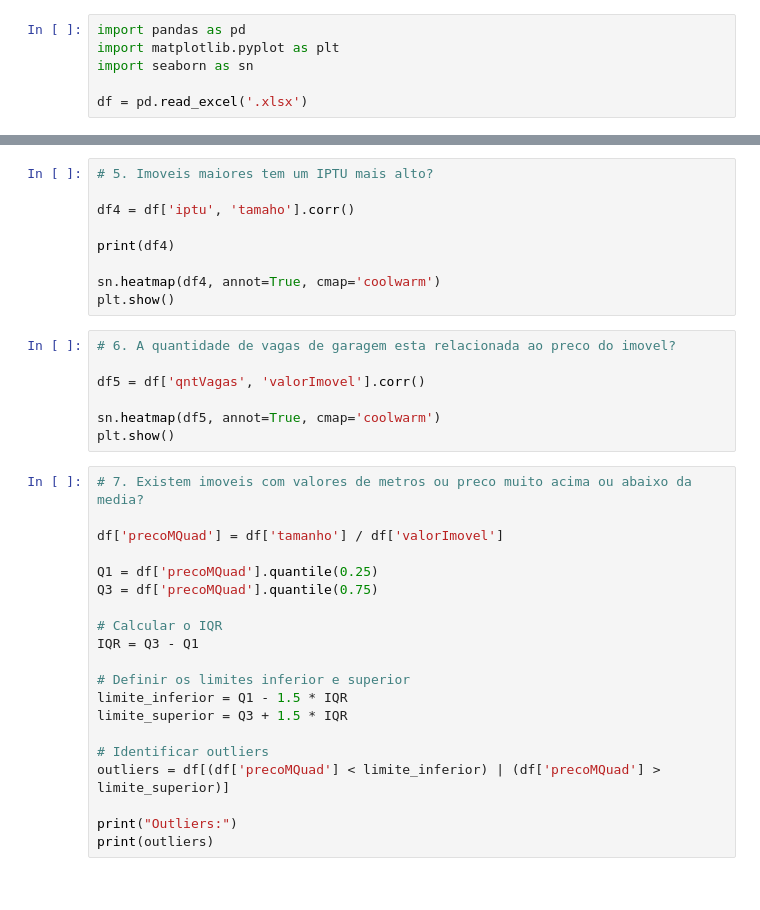
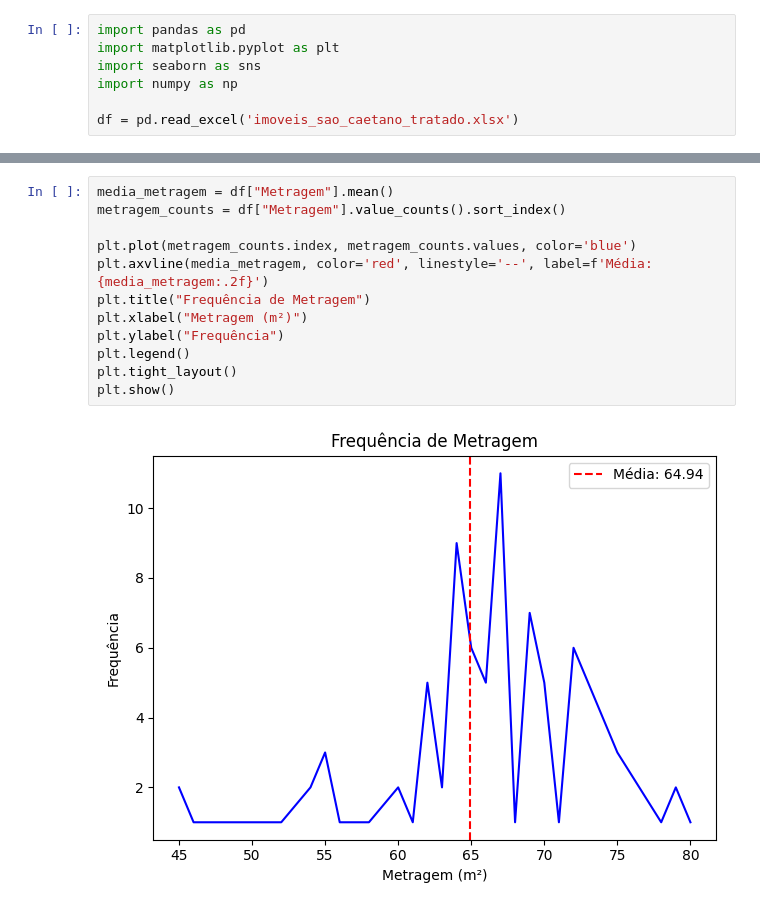
Before and after one commit to greickz/data-science-2026-sem1, a Jupyter notebook: analise.ipynb, the cells around one changed output, grey strips where cells are left out. Drawn from its saved outputs; the diff is of its cells as text.

```diff
--- a/analise.ipynb
+++ b/analise.ipynb
@@ -1,6 +1,7 @@
 # %%
 import pandas as pd
 import matplotlib.pyplot as plt
-import seaborn as sn
+import seaborn as sns
+import numpy as np
 
-df = pd.read_excel('.xlsx')
+df = pd.read_excel('imoveis_sao_caetano_tratado.xlsx')
@@ -45,36 +8,14 @@ plt.show()
-# %%
-# 5. Imoveis maiores tem um IPTU mais alto?
-
-df4 = df['iptu', 'tamaho'].corr()
-
-print(df4)
-
-sn.heatmap(df4, annot=True, cmap='coolwarm')
-plt.show()
-# %%
-# 6. A quantidade de vagas de garagem esta relacionada ao preco do imovel?
-
-df5 = df['qntVagas', 'valorImovel'].corr()
-
-sn.heatmap(df5, annot=True, cmap='coolwarm')
-plt.show()
-# %%
-# 7. Existem imoveis com valores de metros ou preco muito acima ou abaixo da media?
-
-df['precoMQuad'] = df['tamanho'] / df['valorImovel']
-
-Q1 = df['precoMQuad'].quantile(0.25)
-Q3 = df['precoMQuad'].quantile(0.75)
-
-# Calcular o IQR
-IQR = Q3 - Q1
-
-# Definir os limites inferior e superior
-limite_inferior = Q1 - 1.5 * IQR
-limite_superior = Q3 + 1.5 * IQR
-
-# Identificar outliers
-outliers = df[(df['precoMQuad'] < limite_inferior) | (df['precoMQuad'] > limite_superior)]
-
-print("Outliers:")
-print(outliers)
+# %%
+media_metragem = df["Metragem"].mean()
+metragem_counts = df["Metragem"].value_counts().sort_index()
+
+plt.plot(metragem_counts.index, metragem_counts.values, color='blue')
+plt.axvline(media_metragem, color='red', linestyle='--', label=f'Média: {media_metragem:.2f}')
+plt.title("Frequência de Metragem")
+plt.xlabel("Metragem (m²)")
+plt.ylabel("Frequência")
+plt.legend()
+plt.tight_layout()
+plt.show()
+# %% [output]
+[figure, added]
```
Also changed, not shown: parts of 11 cells of this notebook, 4 other files.
